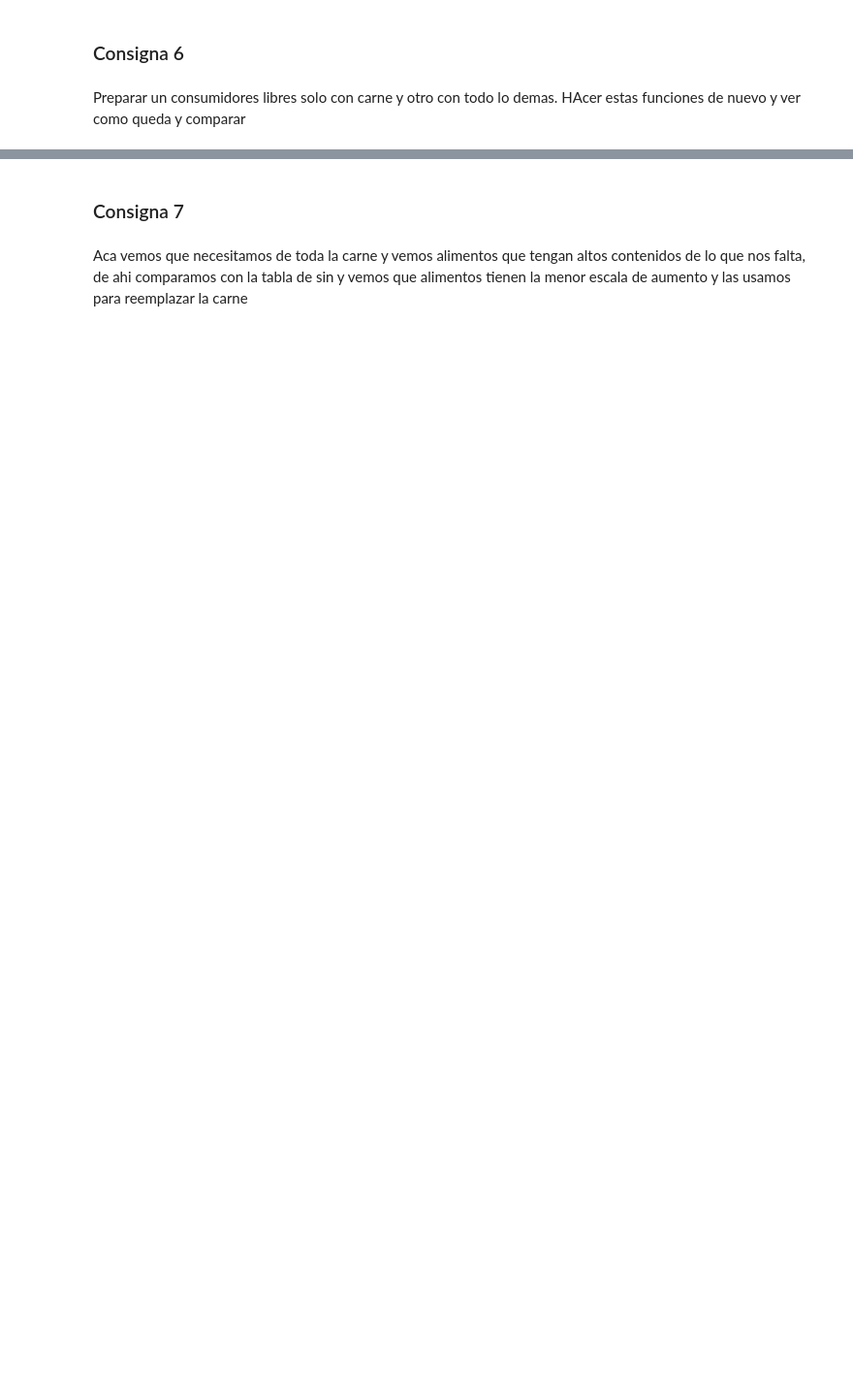
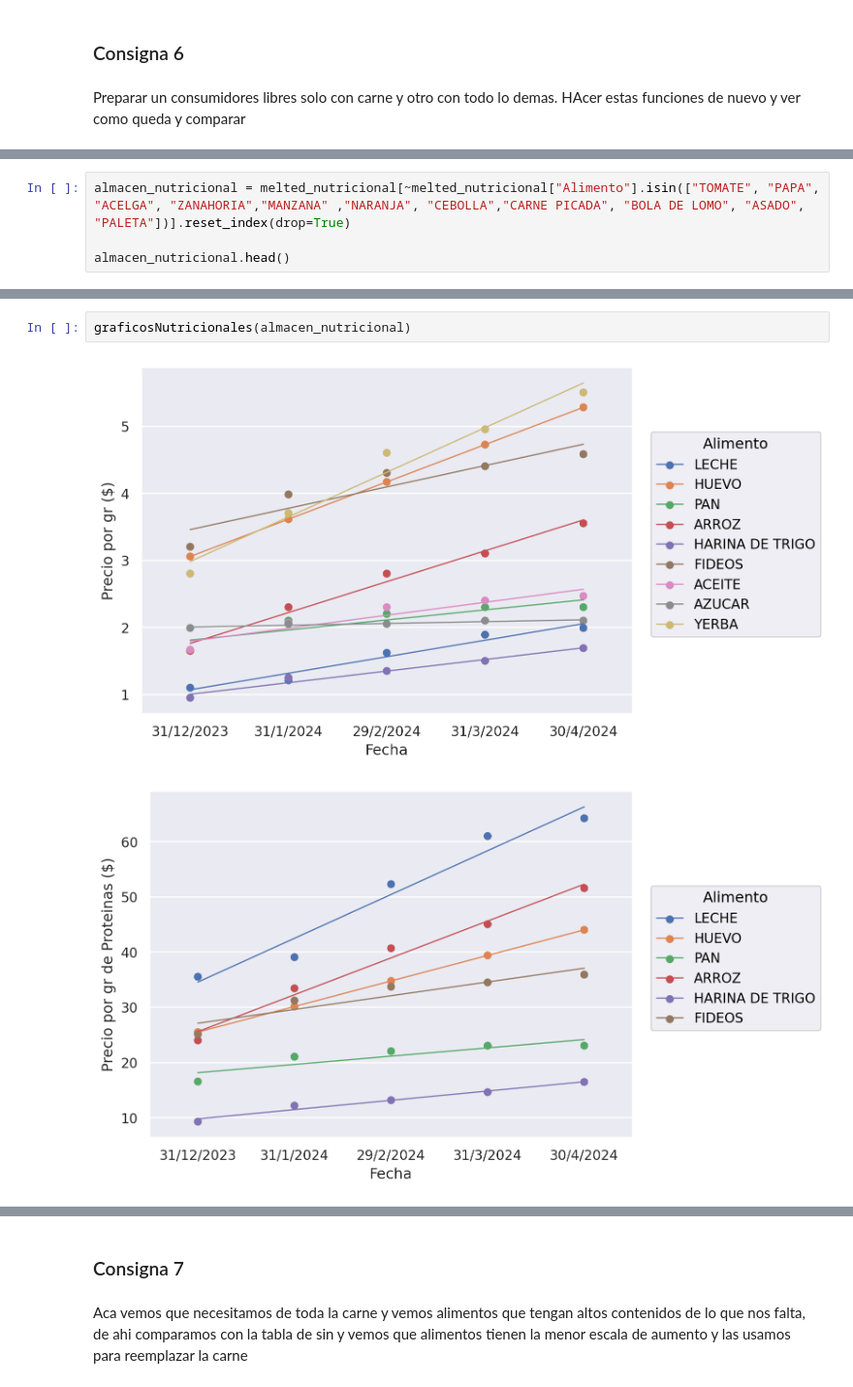
Before and after one commit to iggallardo-uba/ALC-TP2, a Jupyter notebook: Grupo-GR18.ipynb, the cells around one changed output, grey strips where cells are left out. Shown at 97% size. Cells and saved outputs as stored; diff of their text form; blank space fills up the shorter version.

```diff
--- a/Grupo-GR18.ipynb
+++ b/Grupo-GR18.ipynb
@@ -511,0 +484,4 @@ Preparar un consumidores libres solo con carne y otro con todo lo demas. HAcer e
+# %%
+almacen_nutricional = melted_nutricional[~melted_nutricional["Alimento"].isin(["TOMATE", "PAPA", "ACELGA", "ZANAHORIA","MANZANA" ,"NARANJA", "CEBOLLA","CARNE PICADA", "BOLA DE LOMO", "ASADO", "PALETA"])].reset_index(drop=True)
+
+almacen_nutricional.head()
@@ -511,0 +495,5 @@ Preparar un consumidores libres solo con carne y otro con todo lo demas. HAcer e
+# %%
+graficosNutricionales(almacen_nutricional)
+# %% [output]
+[figure, added]
+[figure, added]
```
Also changed, not shown: parts of 33 cells of this notebook, 1 other file.
